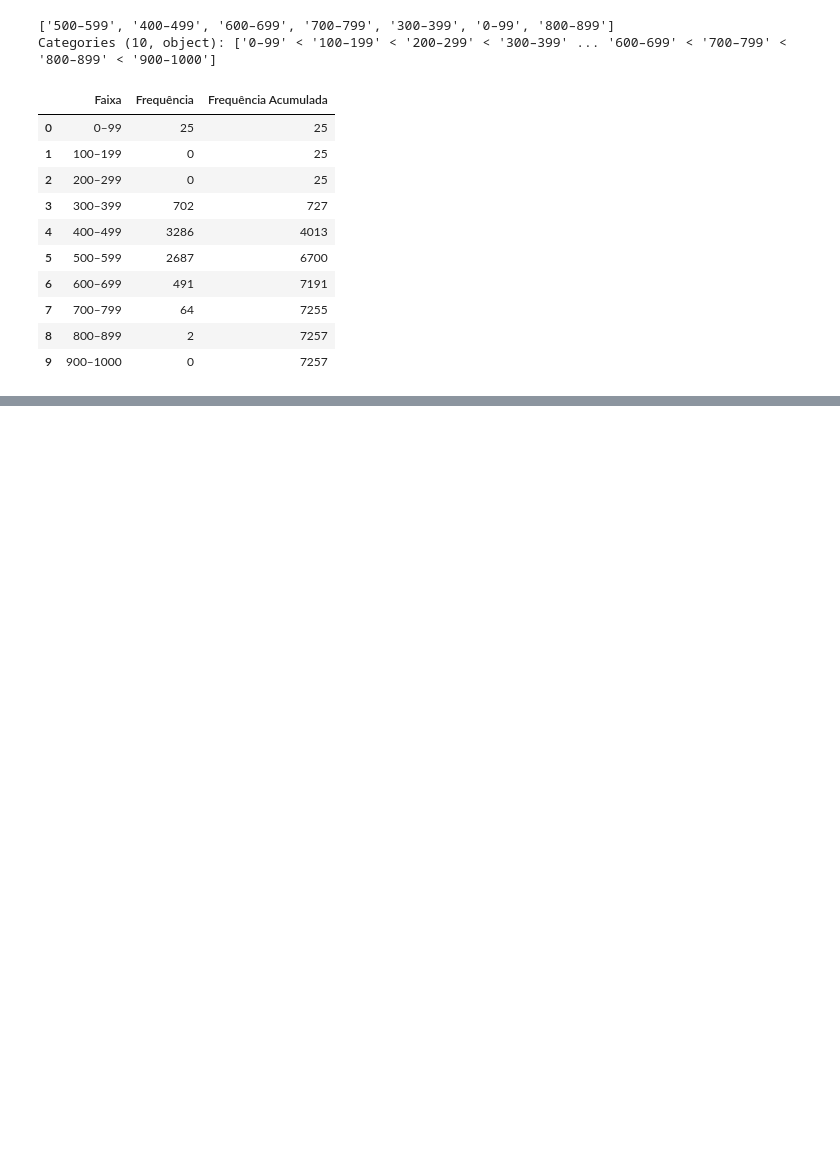
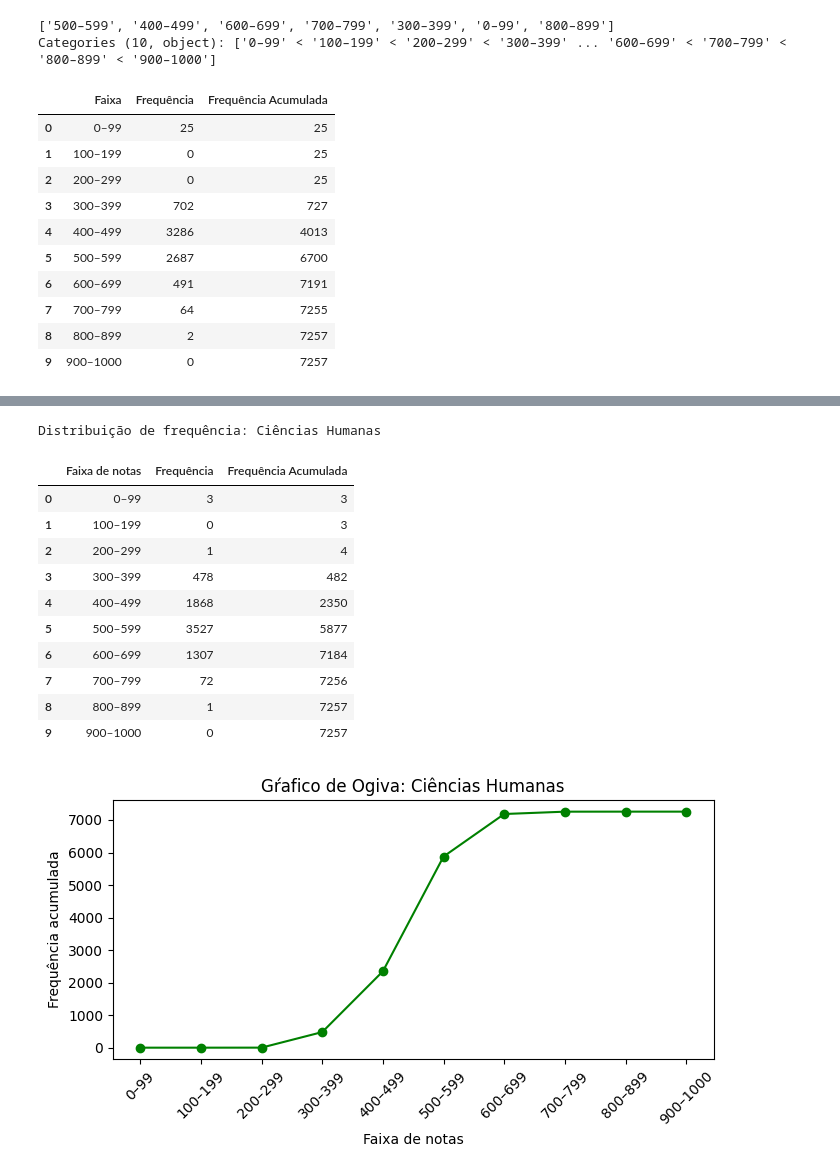
Before and after one commit to An4PDM/Data-Analysis-of-ENEM, a Jupyter notebook: notebooks/class_distribution.ipynb, the cells around one changed output, grey strips where cells are left out. Saved outputs shown, nothing was run; the diff lists cells and outputs as text; code cells hidden in the pictures; blank space fills up the shorter version.

```diff
--- a/notebooks/class_distribution.ipynb
+++ b/notebooks/class_distribution.ipynb
@@ -63,0 +156,16 @@ distribuicao_de_frequencia
+# %%
+frequencia_e_ogiva('NU_NOTA_CH', 'Ciências Humanas')
+# %% [output]
+Distribuição de frequência: Ciências Humanas
+|  | Faixa de notas | Frequência | Frequência Acumulada |
+| 0 | 0–99 | 3 | 3 |
+| 1 | 100–199 | 0 | 3 |
+| 2 | 200–299 | 1 | 4 |
+| 3 | 300–399 | 478 | 482 |
+| 4 | 400–499 | 1868 | 2350 |
+| 5 | 500–599 | 3527 | 5877 |
+| 6 | 600–699 | 1307 | 7184 |
+| 7 | 700–799 | 72 | 7256 |
+| 8 | 800–899 | 1 | 7257 |
+| 9 | 900–1000 | 0 | 7257 |
+[figure, added]
```
Also changed, not shown: parts of 8 cells of this notebook.
